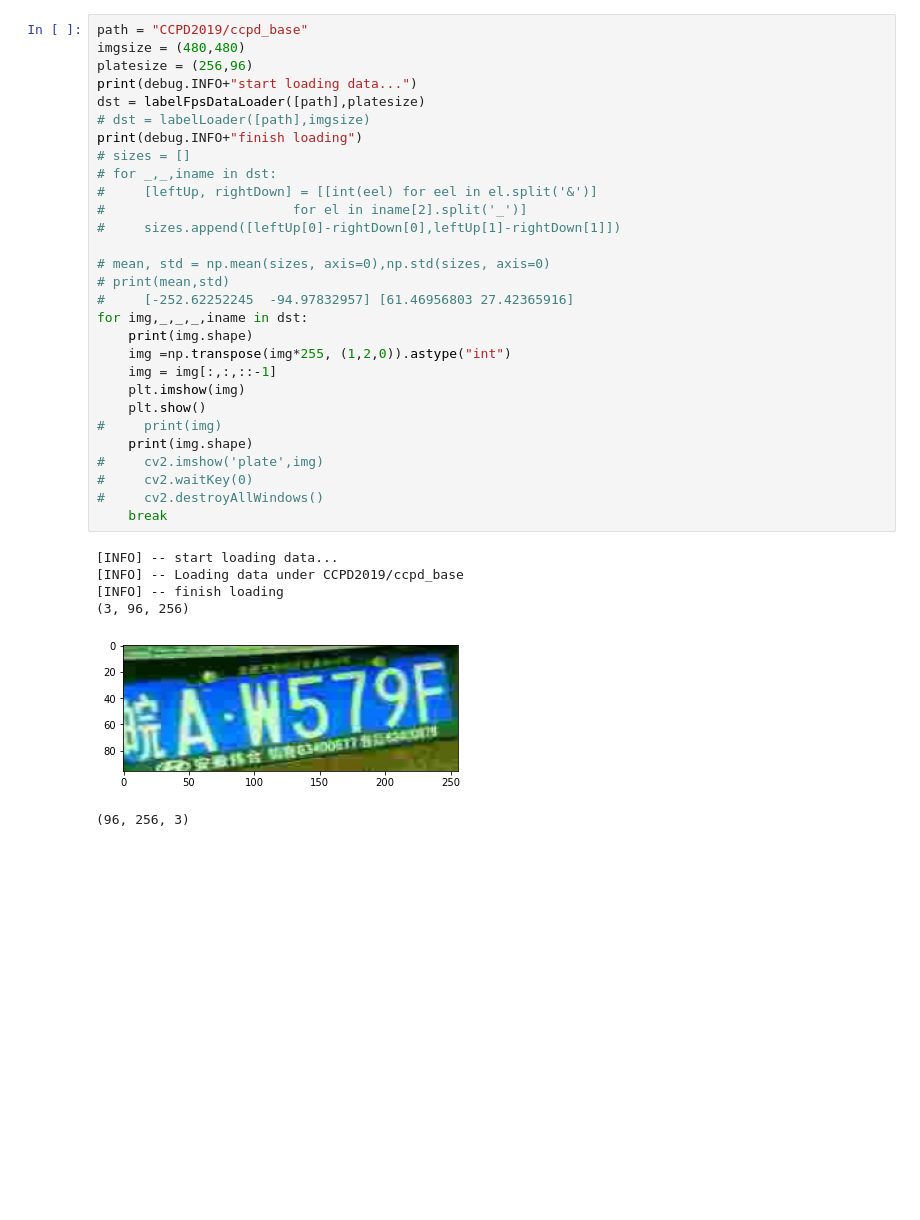
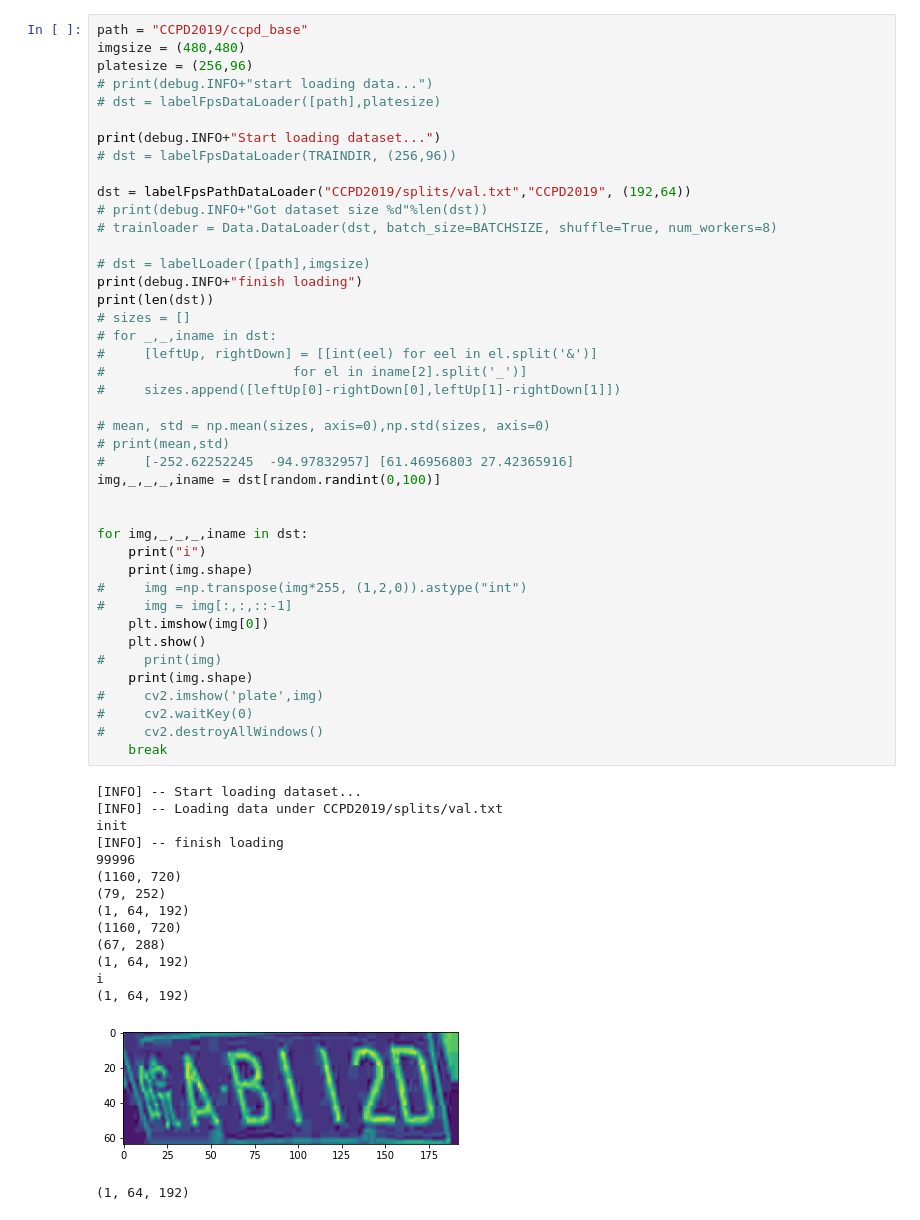
Before and after one commit to YileZheng/SuperResolution, a Jupyter notebook: digit_recognition.ipynb, the cells around one changed output. Saved outputs shown, nothing was run; the diff lists cells and outputs as text; blank space fills up the shorter version.

```diff
--- a/digit_recognition.ipynb
+++ b/digit_recognition.ipynb
@@ -152,39 +283,61 @@ class labelLoader(Data.Dataset):
 # %%
 path = "CCPD2019/ccpd_base"
 imgsize = (480,480)
 platesize = (256,96)
-print(debug.INFO+"start loading data...")
-dst = labelFpsDataLoader([path],platesize)
+# print(debug.INFO+"start loading data...")
+# dst = labelFpsDataLoader([path],platesize)
+
+print(debug.INFO+"Start loading dataset...")
+# dst = labelFpsDataLoader(TRAINDIR, (256,96))
+
+dst = labelFpsPathDataLoader("CCPD2019/splits/val.txt","CCPD2019", (192,64))
+# print(debug.INFO+"Got dataset size %d"%len(dst))
+# trainloader = Data.DataLoader(dst, batch_size=BATCHSIZE, shuffle=True, num_workers=8)
+
 # dst = labelLoader([path],imgsize)
 print(debug.INFO+"finish loading")
+print(len(dst))
 # sizes = []
 # for _,_,iname in dst:
 #     [leftUp, rightDown] = [[int(eel) for eel in el.split('&')]
 #                        for el in iname[2].split('_')]
 #     sizes.append([leftUp[0]-rightDown[0],leftUp[1]-rightDown[1]])
 
 # mean, std = np.mean(sizes, axis=0),np.std(sizes, axis=0)
 # print(mean,std)
 #     [-252.62252245  -94.97832957] [61.46956803 27.42365916]
+img,_,_,_,iname = dst[random.randint(0,100)]
+
+
 for img,_,_,_,iname in dst:
+    print("i")
     print(img.shape)
-    img =np.transpose(img*255, (1,2,0)).astype("int")
-    img = img[:,:,::-1]
-    plt.imshow(img)
+#     img =np.transpose(img*255, (1,2,0)).astype("int")
+#     img = img[:,:,::-1]
+    plt.imshow(img[0])
     plt.show()
 #     print(img)
     print(img.shape)
 #     cv2.imshow('plate',img)
 #     cv2.waitKey(0)
 #     cv2.destroyAllWindows()
     break
 # %% [output]
-[INFO] -- start loading data...
-[INFO] -- Loading data under CCPD2019/ccpd_base
+[INFO] -- Start loading dataset...
+[INFO] -- Loading data under CCPD2019/splits/val.txt
+init
 [INFO] -- finish loading
-(3, 96, 256)
+99996
+(1160, 720)
+(79, 252)
+(1, 64, 192)
+(1160, 720)
+(67, 288)
+(1, 64, 192)
+i
+(1, 64, 192)
-[figure, old version]
+[figure, new version]
-(96, 256, 3)
+(1, 64, 192)
 # %%
 class DigitRecog(nn.Module):
     def __init__(self, imgSize):
```
Also changed, not shown: parts of 19 cells of this notebook, 4 other files.
